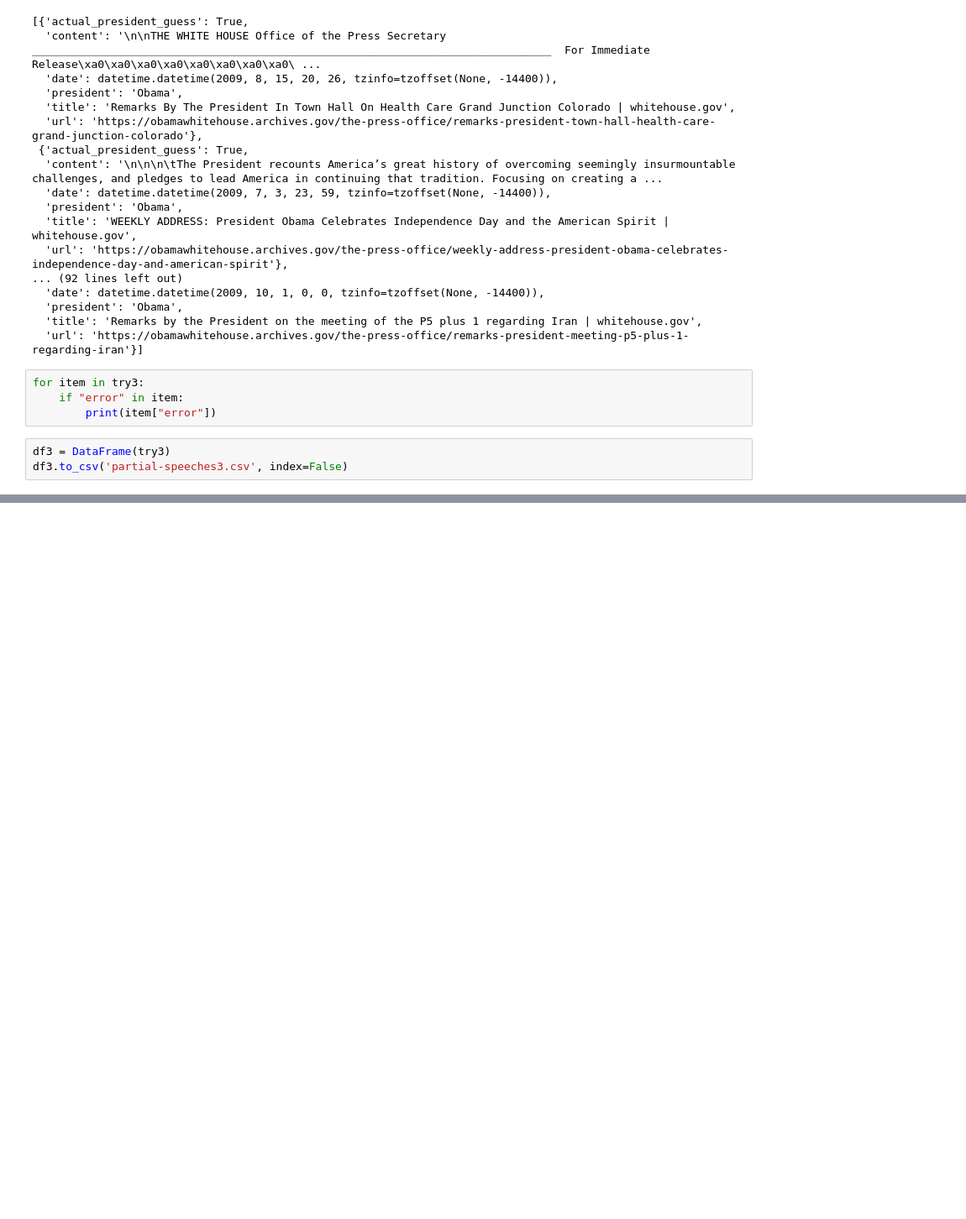
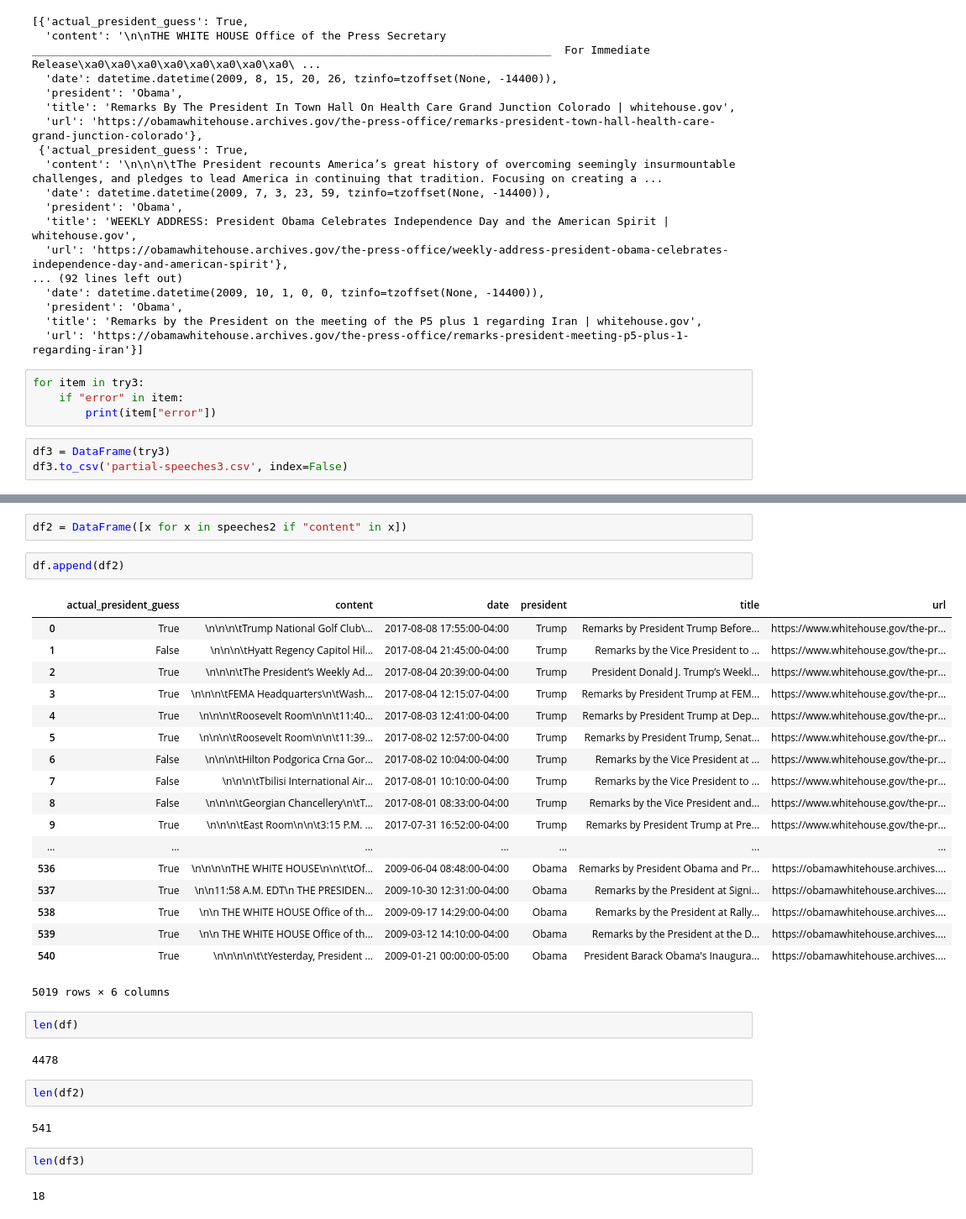
Before and after one commit to paultopia/obamatrump, a Jupyter notebook: gather-data.ipynb, the cells around one changed output, grey strips where cells are left out. Shown at 84% size. Cells and saved outputs as stored; diff of their text form; blank space fills up the shorter version.

Commit message:
got all the data in one place

```diff
--- a/gather-data.ipynb
+++ b/gather-data.ipynb
@@ -518,0 +529,35 @@ df3.to_csv('partial-speeches3.csv', index=False)
+# %%
+df2 = DataFrame([x for x in speeches2 if "content" in x])
+# %%
+df.append(df2)
+# %% [output]
+|  | actual_president_guess | content | date | president | title | url |
+| 0 | True | \n\n\n\tTrump National Golf Club\... | 2017-08-08 17:55:00-04:00 | Trump | Remarks by President Trump Before... | https://www.whitehouse.gov/the-pr... |
+| 1 | False | \n\n\n\tHyatt Regency Capitol Hil... | 2017-08-04 21:45:00-04:00 | Trump | Remarks by the Vice President to ... | https://www.whitehouse.gov/the-pr... |
+| 2 | True | \n\n\n\tThe President’s Weekly Ad... | 2017-08-04 20:39:00-04:00 | Trump | President Donald J. Trump’s Weekl... | https://www.whitehouse.gov/the-pr... |
+| 3 | True | \n\n\n\tFEMA Headquarters\n\tWash... | 2017-08-04 12:15:07-04:00 | Trump | Remarks by President Trump at FEM... | https://www.whitehouse.gov/the-pr... |
+| 4 | True | \n\n\n\tRoosevelt Room\n\n\t11:40... | 2017-08-03 12:41:00-04:00 | Trump | Remarks by President Trump at Dep... | https://www.whitehouse.gov/the-pr... |
+| 5 | True | \n\n\n\tRoosevelt Room\n\n\t11:39... | 2017-08-02 12:57:00-04:00 | Trump | Remarks by President Trump, Senat... | https://www.whitehouse.gov/the-pr... |
+| 6 | False | \n\n\n\tHilton Podgorica Crna Gor... | 2017-08-02 10:04:00-04:00 | Trump | Remarks by the Vice President at ... | https://www.whitehouse.gov/the-pr... |
+| 7 | False | \n\n\n\tTbilisi International Air... | 2017-08-01 10:10:00-04:00 | Trump | Remarks by the Vice President to ... | https://www.whitehouse.gov/the-pr... |
+| 8 | False | \n\n\n\tGeorgian Chancellery\n\tT... | 2017-08-01 08:33:00-04:00 | Trump | Remarks by the Vice President and... | https://www.whitehouse.gov/the-pr... |
+| 9 | True | \n\n\n\tEast Room\n\n\t3:15 P.M. ... | 2017-07-31 16:52:00-04:00 | Trump | Remarks by President Trump at Pre... | https://www.whitehouse.gov/the-pr... |
+| ... | ... | ... | ... | ... | ... | ... |
+| 536 | True | \n\n\n\nTHE WHITE HOUSE\n\n\t\tOf... | 2009-06-04 08:48:00-04:00 | Obama | Remarks by President Obama and Pr... | https://obamawhitehouse.archives.... |
+| 537 | True | \n\n11:58 A.M. EDT\n THE PRESIDEN... | 2009-10-30 12:31:00-04:00 | Obama | Remarks by the President at Signi... | https://obamawhitehouse.archives.... |
+| 538 | True | \n\n THE WHITE HOUSE Office of th... | 2009-09-17 14:29:00-04:00 | Obama | Remarks by the President at Rally... | https://obamawhitehouse.archives.... |
+| 539 | True | \n\n THE WHITE HOUSE Office of th... | 2009-03-12 14:10:00-04:00 | Obama | Remarks by the President at the D... | https://obamawhitehouse.archives.... |
+| 540 | True | \n\n\n\n\t\tYesterday, President ... | 2009-01-21 00:00:00-05:00 | Obama | President Barack Obama's Inaugura... | https://obamawhitehouse.archives.... |
+5019 rows × 6 columns
+# %%
+len(df)
+# %% [output]
+4478
+# %%
+len(df2)
+# %% [output]
+541
+# %%
+len(df3)
+# %% [output]
+18
```
Also changed, not shown: parts of 19 cells of this notebook, 6 other files.
